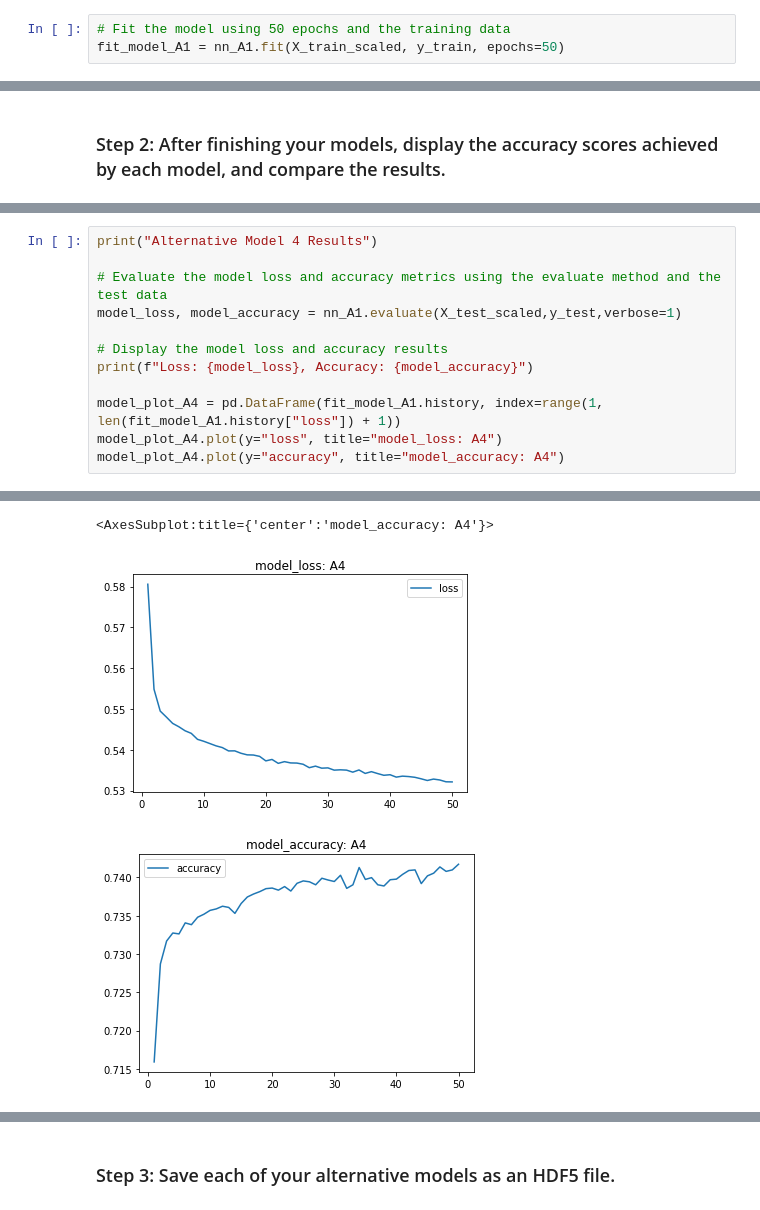
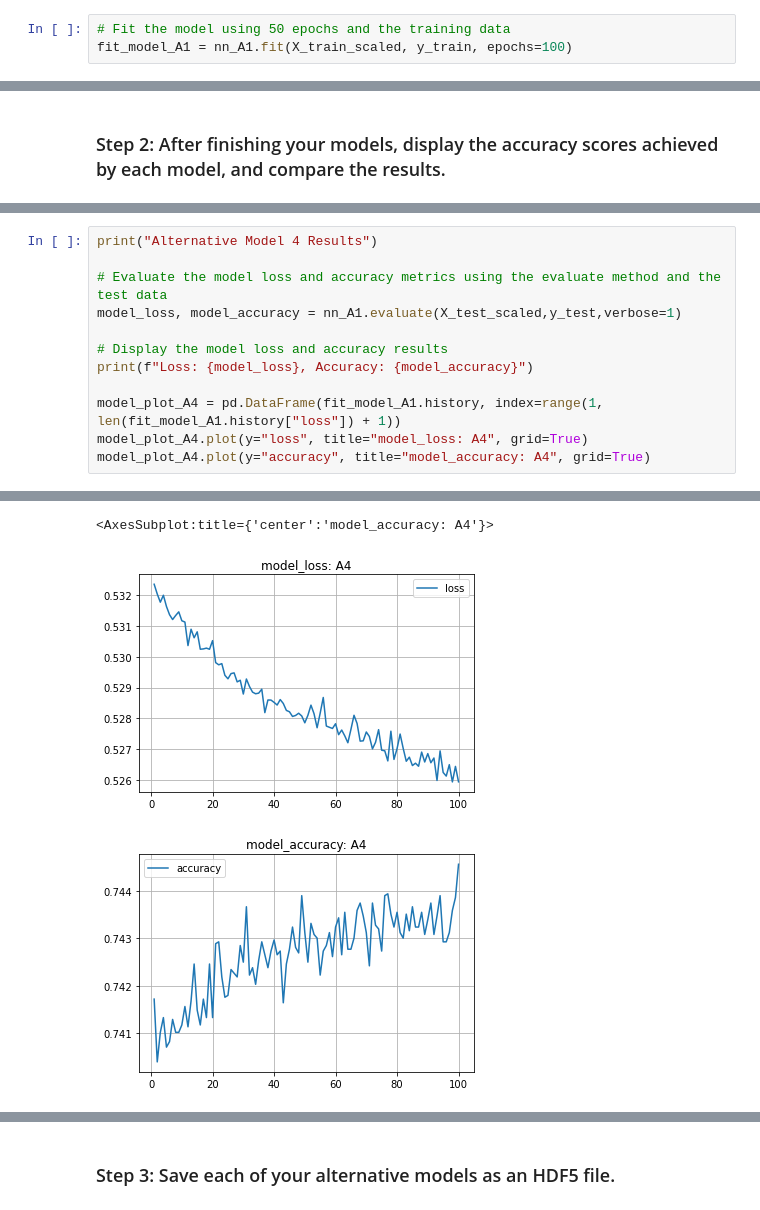
Before and after one commit to sfkonrad/M13_Challenge_Submission, a Jupyter notebook: M13_Challenge_Submision/M13_Challenge_sandbox.ipynb, the cells around one changed output, grey strips where cells are left out. Saved outputs shown, nothing was run; the diff lists cells and outputs as text.

```diff
--- a/M13_Challenge_Submision/M13_Challenge_sandbox.ipynb
+++ b/M13_Challenge_Submision/M13_Challenge_sandbox.ipynb
@@ -441,5 +441,5 @@ _________________________________________________________________
 nn_A1.compile(loss="binary_crossentropy", optimizer="adam", metrics=["accuracy"])
 # %%
 # Fit the model using 50 epochs and the training data
-fit_model_A1 = nn_A1.fit(X_train_scaled, y_train, epochs=50)
+fit_model_A1 = nn_A1.fit(X_train_scaled, y_train, epochs=100)
 # %% [output]
@@ -657,7 +657,7 @@ model_loss, model_accuracy = nn_A1.evaluate(X_test_scaled,y_test,verbose=1)
 print(f"Loss: {model_loss}, Accuracy: {model_accuracy}")
 
 model_plot_A4 = pd.DataFrame(fit_model_A1.history, index=range(1, len(fit_model_A1.history["loss"]) + 1))
-model_plot_A4.plot(y="loss", title="model_loss: A4")
-model_plot_A4.plot(y="accuracy", title="model_accuracy: A4")
+model_plot_A4.plot(y="loss", title="model_loss: A4", grid=True)
+model_plot_A4.plot(y="accuracy", title="model_accuracy: A4", grid=True)
 # %% [output]
 Alternative Model 4 Results
@@ -666,6 +666,6 @@ Loss: 0.5582072138786316, Accuracy: 0.7295626997947693
 <AxesSubplot:title={'center':'model_accuracy: A4'}>
-[figure, old version]
+[figure, new version]
-[figure, old version]
+[figure, new version]
 # %%
 print("Alternative Model 5 Results")
 
```
Also changed, not shown: parts of 5 cells of this notebook.
